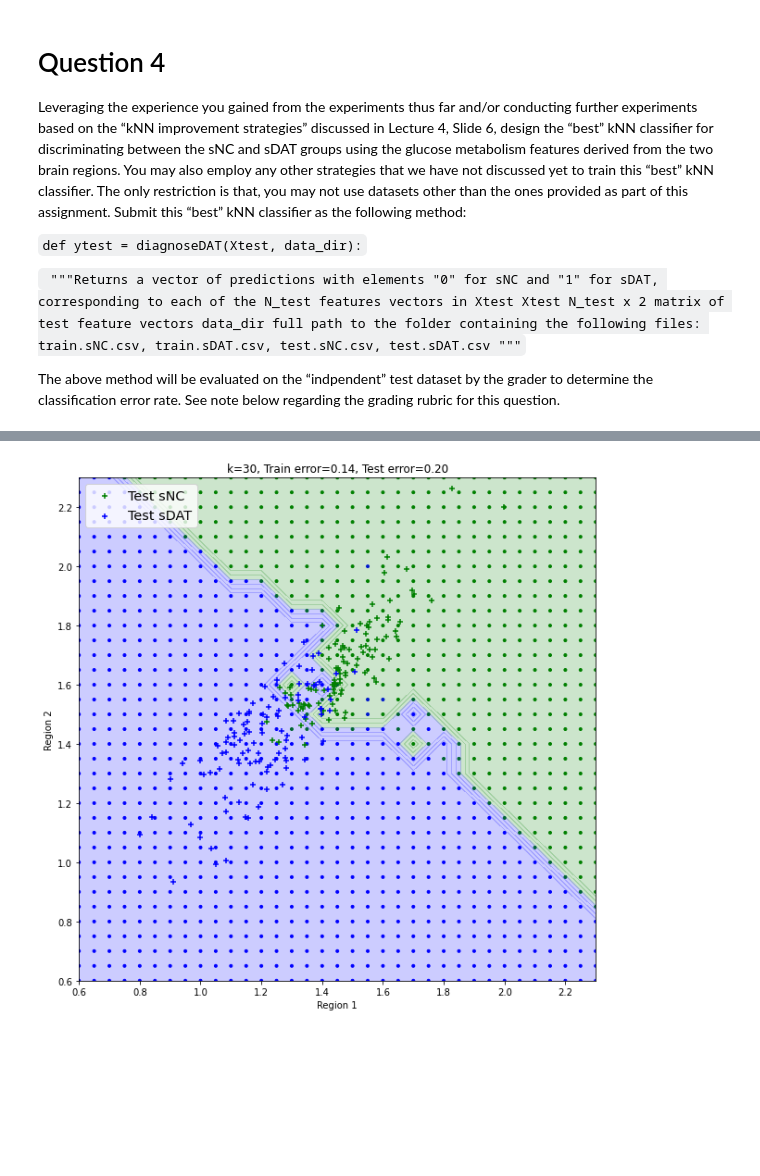
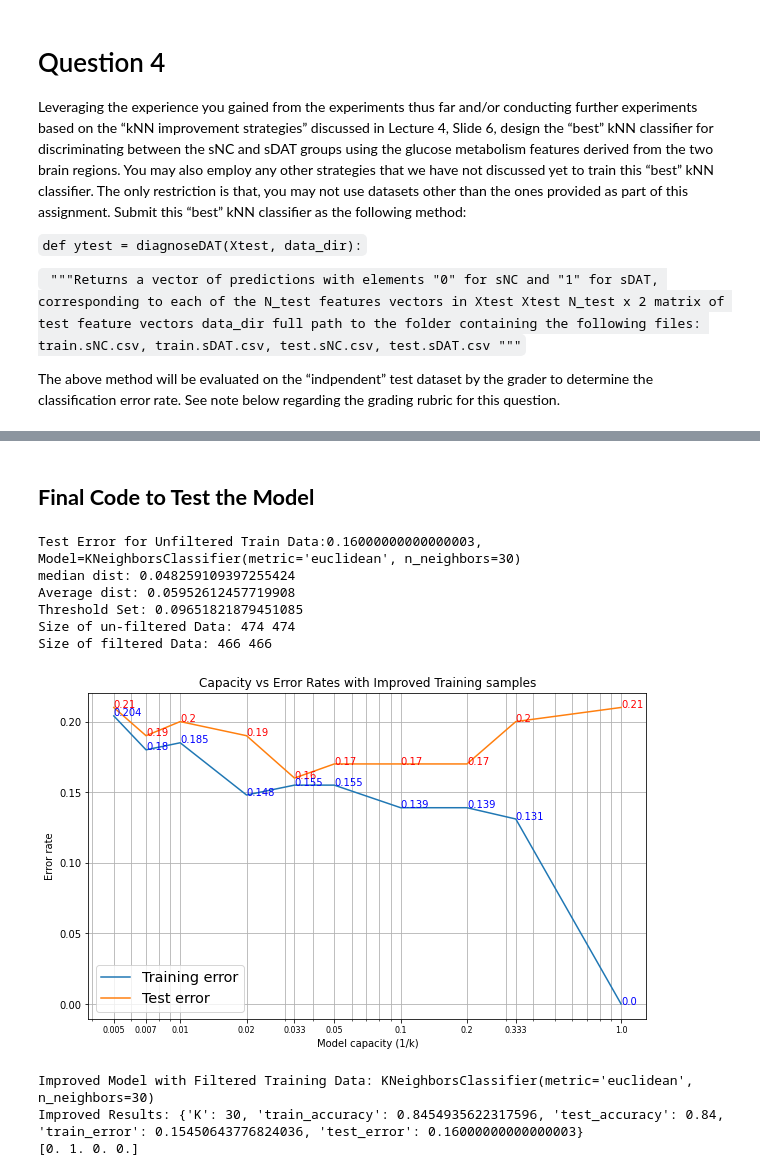
Before and after one commit to dev-nanthan/classifier-knn-diagnosis, a Jupyter notebook: MLA1_KNN.ipynb, the cells around one changed output, grey strips where cells are left out. Cells and saved outputs as stored; diff of their text form; code cells hidden in the pictures; blank space fills up the shorter version.

```diff
--- a/MLA1_KNN.ipynb
+++ b/MLA1_KNN.ipynb
@@ -519,46 +459,2 @@ print("Test Error for Filtered Train Data:", test_err_imp)
-# %%
-colors = ListedColormap(['green', 'blue'])
-
-# Predict and Plot the Labels for grid points using Optimum model
-grid_predictions = knn_improved.predict(grid_df)
-
-plt.figure(figsize=(10,10))
-plt.scatter(grid_df.iloc[:, 0], grid_df.iloc[:, 1], c=grid_predictions, marker='.', cmap=colors)
-
-# Draw Contour through class boundary
-x_min, x_max = grid_df.iloc[:, 0].min(), grid_df.iloc[:, 0].max()+0.1
-y_min, y_max = grid_df.iloc[:, 1].min(), grid_df.iloc[:, 1].max()+0.1
-
-# Create the Meshgrid to Crete the Contour Grid
-xx, yy = np.meshgrid(np.arange(x_min, x_max, 0.1), np.arange(y_min, y_max, 0.1))
-Cont_Z = knn_improved.predict(np.c_[xx.ravel(), yy.ravel()])
-Cont_Z = Cont_Z.reshape(xx.shape)
-
-# Plot the Contour
-#plt.contourf(xx, yy, Cont_Z, alpha= 0.3, cmap=plt.cm.GnBu)
-plt.contourf(xx, yy, Cont_Z, alpha= 0.2, cmap=colors)
-
-# Plot Test Data Classification
-plt.scatter(test_sNC.iloc[:, 0], test_sNC.iloc[:, 1], c='g', marker='+', label='Test sNC', edgecolor='white')
-plt.scatter(test_sDAT.iloc[:, 0], test_sDAT.iloc[:, 1], c='b', marker='+', label='Test sDAT', edgecolor='white')
-
-# Set Title and Legends
-plt.title("k={}, Train error={:.2f}, Test error={:.2f}".format(K_opt, train_err_imp, test_err_imp))
-plt.legend(loc='upper left', fontsize='x-large', fancybox=True)
-plt.xlabel('Region 1')
-plt.ylabel('Region 2')
-
-#Show the plot
-plt.show()
-# %% [output]
-[figure, removed]
-# %%
-#function to pass the final test data and data dir
-#The function consist of the "best trained model"
-def diagnoseDAT(Xtest, data_dir):
-  pass
-
-Xtest = None
-data_dir = ""
-
-ytest = diagnoseDAT(Xtest, data_dir)
+# %% [markdown]
+## **Final Code to Test the Model**
@@ -564,0 +642,20 @@ ytest = diagnoseDAT(Xtest, data_dir)
+# %%
+# Example Test Final Diagnosis function
+
+# First two are sDAT, Last two are sNC
+Xtest = [[1.387778156, 1.707818675],[1.172205006, 1.261785803], [1.442681903, 1.738625068], [1.403851791, 1.513975726]]
+data_dir = "/content/drive/MyDrive/MAI_MUN/Winter_23/COMP6915-Intro_ML/Assignments/A1/fresh/"
+
+ytest = diagnoseDAT(Xtest, data_dir)
+print(ytest)
+# %% [output]
+Test Error for Unfiltered Train Data:0.16000000000000003, Model=KNeighborsClassifier(metric='euclidean', n_neighbors=30)
+median dist: 0.048259109397255424
+Average dist: 0.05952612457719908
+Threshold Set: 0.09651821879451085
+Size of un-filtered Data: 474 474
+Size of filtered Data: 466 466
+[figure, added]
+Improved Model with Filtered Training Data: KNeighborsClassifier(metric='euclidean', n_neighbors=30)
+Improved Results: {'K': 30, 'train_accuracy': 0.8454935622317596, 'test_accuracy': 0.84, 'train_error': 0.15450643776824036, 'test_error': 0.16000000000000003}
+[0. 1. 0. 0.]
```
Also changed, not shown: parts of 7 cells of this notebook.
